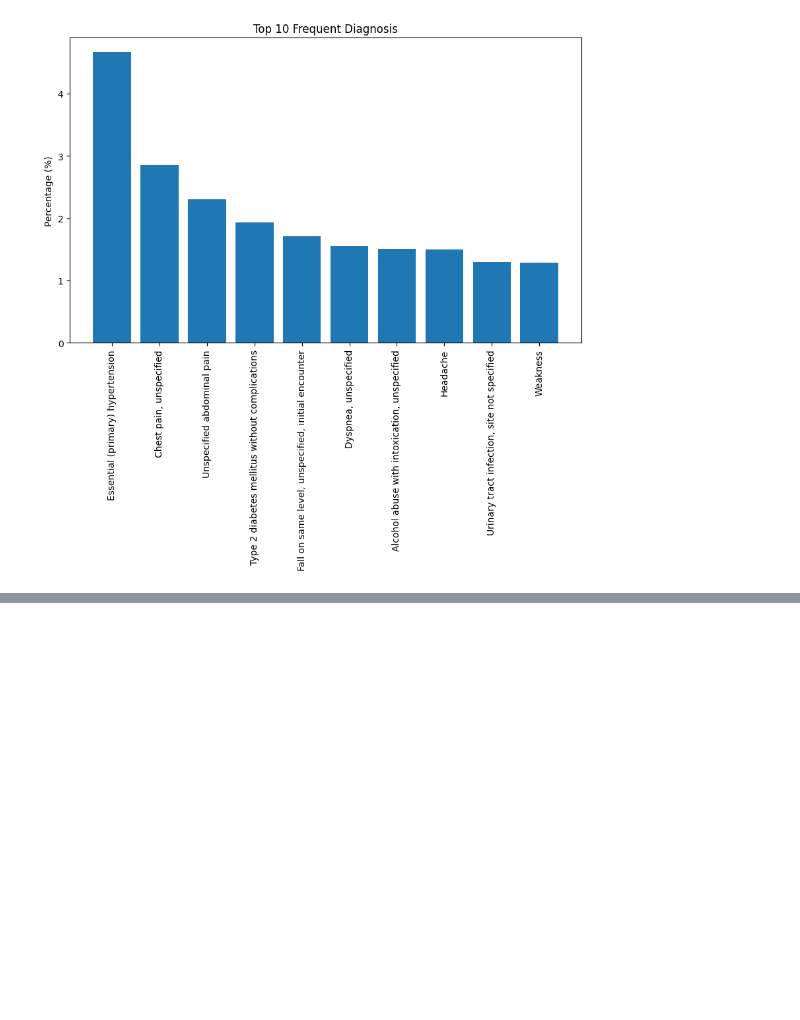
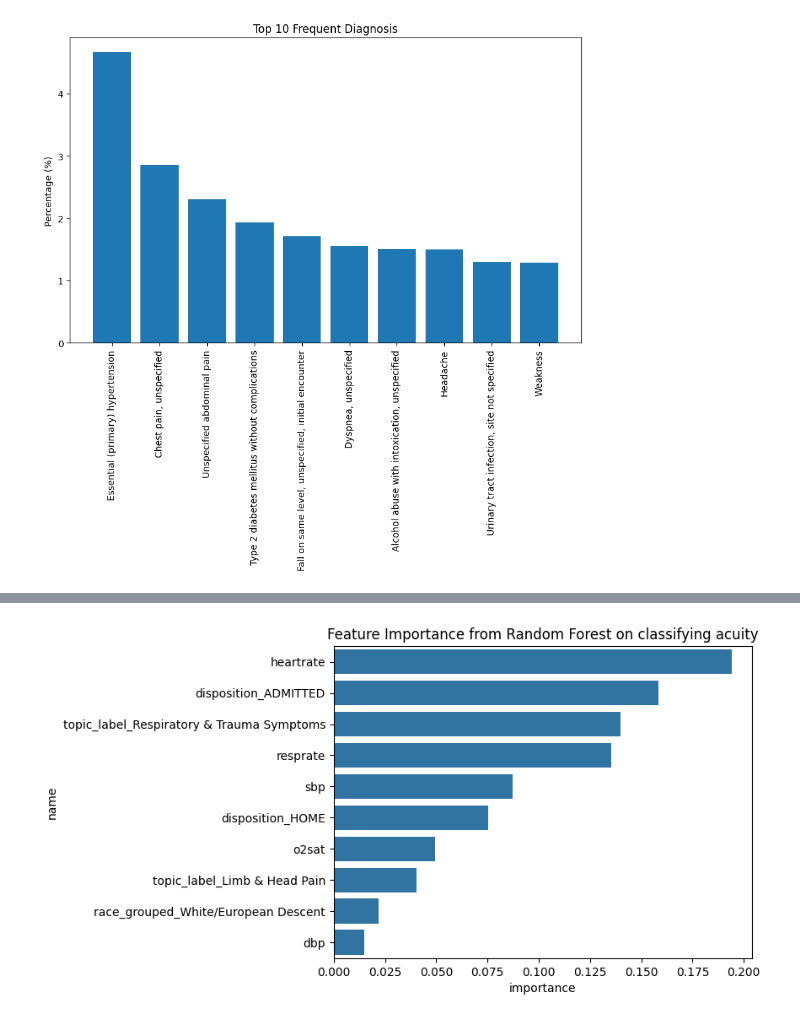
Before and after one commit to JewelsHovan/Milestone-I, a Jupyter notebook: EDA.ipynb, the cells around one changed output, grey strips where cells are left out. Saved outputs shown, nothing was run; the diff lists cells and outputs as text; code cells hidden in the pictures; blank space fills up the shorter version.

Commit message:
added classifier for acuity

```diff
--- a/EDA.ipynb
+++ b/EDA.ipynb
@@ -997,0 +1322,5 @@ plt.show()
+# %%
+from sklearn.model_selection import train_test_split
+
+# split into train and test data
+X_train, X_test, y_train, y_test = train_test_split(X, y, test_size = 0.2, random_state=42)
@@ -997,0 +1352,8 @@ plt.show()
+# %%
+# get the feature names
+
+cat_feature_names = preprocessor.named_transformers_['cat'].named_steps['onehot'].get_feature_names_out(cat_cols)
+
+feature_names = list(num_cols) + list(cat_feature_names)
+
+feature_names
@@ -997,0 +1378,5 @@ plt.show()
+# %%
+X_train_processed = preprocessor.fit_transform(X_train)
+X_test_processed = preprocessor.transform(X_test)
+
+X_train_processed.shape, X_test_processed.shape
@@ -997,0 +1385,10 @@ plt.show()
+# %%
+from sklearn.ensemble import RandomForestClassifier
+
+clf = RandomForestClassifier(n_estimators=300, max_depth=4).fit(X_train_processed, y_train)
+
+train_score = clf.score(X_train_processed, y_train)
+test_score = clf.score(X_test_processed, y_test)
+
+print(f'Train Score: {train_score}')
+print(f'Test Score: {test_score}')
@@ -997,0 +1416,16 @@ plt.show()
+# %%
+
+feature_names_importances = list(zip(feature_names, clf.feature_importances_))
+sorted_features_by_importance = sorted(feature_names_importances, key = lambda x: x[1], reverse=True)
+
+feature_importance_df = pd.DataFrame({
+    'name': [x[0] for x in sorted_features_by_importance],
+    'importance': [x[1] for x in sorted_features_by_importance]
+})
+
+sns.barplot(x = 'importance', y = 'name', data = feature_importance_df.iloc[:10])
+plt.title("Feature Importance from Random Forest on classifying acuity")
+plt.savefig('visualizations/feature-importance-random-forest.png')
+plt.show()
+# %% [output]
+[figure, added]
```
Also changed, not shown: parts of 31 cells of this notebook, 4 other files.
